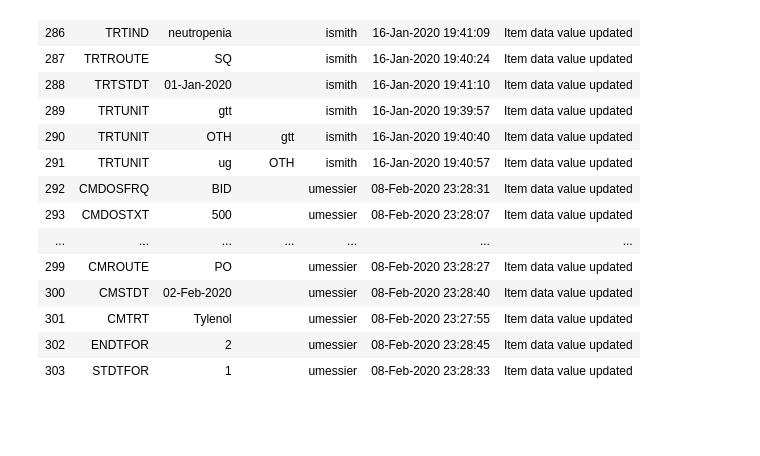
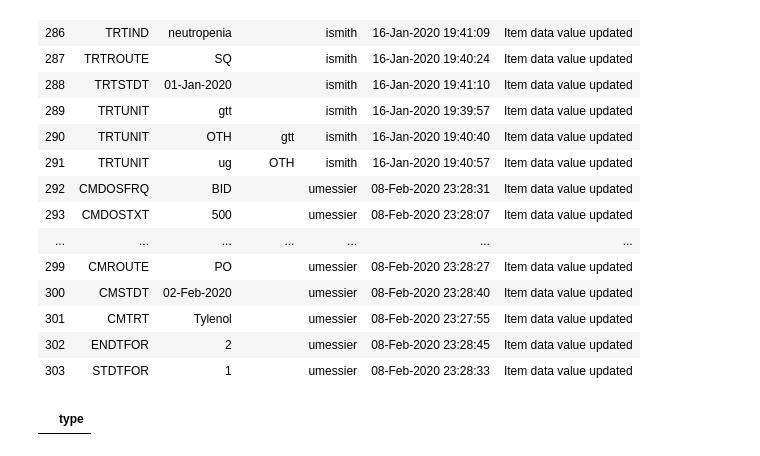
Before and after one commit to wenlizhang267/2021, a Jupyter notebook: Extract Information from Nested Json file into CSV File.ipynb, the cells around one changed output. Saved outputs shown, nothing was run; the diff lists cells and outputs as text; code cells hidden in the pictures; blank space fills up the shorter version.

```diff
--- a/Extract Information from Nested Json file into CSV File.ipynb
+++ b/Extract Information from Nested Json file into CSV File.ipynb
@@ -140,3 +140,8 @@ df.tail(20)
 | 301 | CMTRT | Tylenol |  | umessier | 08-Feb-2020 23:27:55 | Item data value updated |
 | 302 | ENDTFOR | 2 |  | umessier | 08-Feb-2020 23:28:45 | Item data value updated |
 | 303 | STDTFOR | 1 |  | umessier | 08-Feb-2020 23:28:33 | Item data value updated |
+# %%
+df = pd.DataFrame({'type': []})
+df
+# %% [output]
+|  | type |
```
